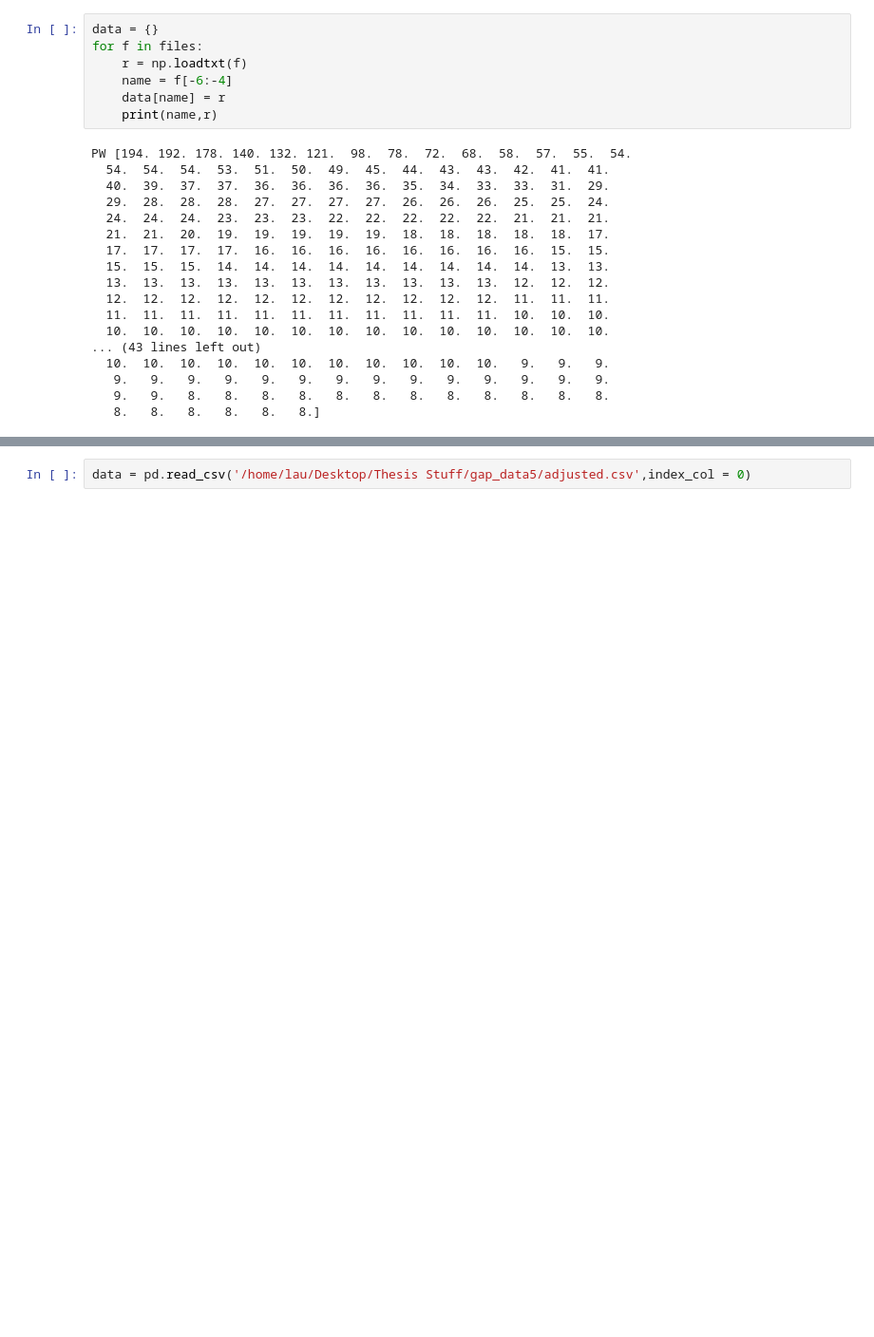
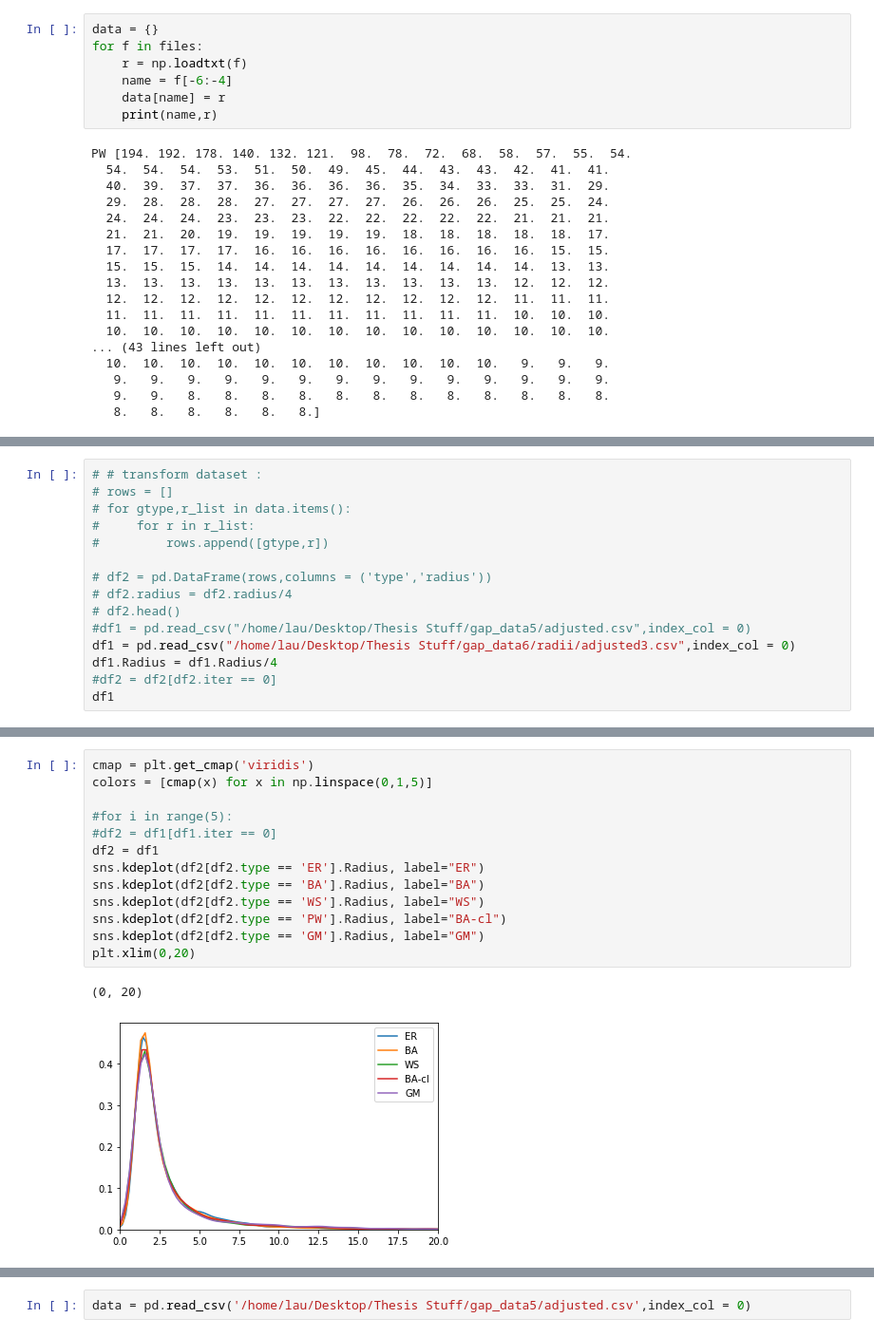
Before and after one commit to lstuurman/FRC_Thesis, a Jupyter notebook: CPM_code/plot radii.ipynb, the cells around one changed output, grey strips where cells are left out. Shown: that part at 95% size. Cells and saved outputs as stored; diff of their text form; blank space fills up the shorter version.

Commit message:
stuff

```diff
--- a/CPM_code/plot radii.ipynb
+++ b/CPM_code/plot radii.ipynb
@@ -48,0 +50,15 @@ df.head()
+# %%
+# # transform dataset :
+# rows = []
+# for gtype,r_list in data.items():
+#     for r in r_list:
+#         rows.append([gtype,r])
+
+# df2 = pd.DataFrame(rows,columns = ('type','radius'))
+# df2.radius = df2.radius/4
+# df2.head()
+#df1 = pd.read_csv("/home/lau/Desktop/Thesis Stuff/gap_data5/adjusted.csv",index_col = 0)
+df1 = pd.read_csv("/home/lau/Desktop/Thesis Stuff/gap_data6/radii/adjusted3.csv",index_col = 0)
+df1.Radius = df1.Radius/4
+#df2 = df2[df2.iter == 0]
+df1
@@ -48,0 +79,16 @@ df.head()
+# %%
+cmap = plt.get_cmap('viridis')
+colors = [cmap(x) for x in np.linspace(0,1,5)]
+
+#for i in range(5):
+#df2 = df1[df1.iter == 0]
+df2 = df1
+sns.kdeplot(df2[df2.type == 'ER'].Radius, label="ER")
+sns.kdeplot(df2[df2.type == 'BA'].Radius, label="BA")
+sns.kdeplot(df2[df2.type == 'WS'].Radius, label="WS")
+sns.kdeplot(df2[df2.type == 'PW'].Radius, label="BA-cl")
+sns.kdeplot(df2[df2.type == 'GM'].Radius, label="GM")
+plt.xlim(0,20)
+# %% [output]
+(0, 20)
+[figure, added]
```
Also changed, not shown: parts of 8 cells of this notebook, 11 other files.
